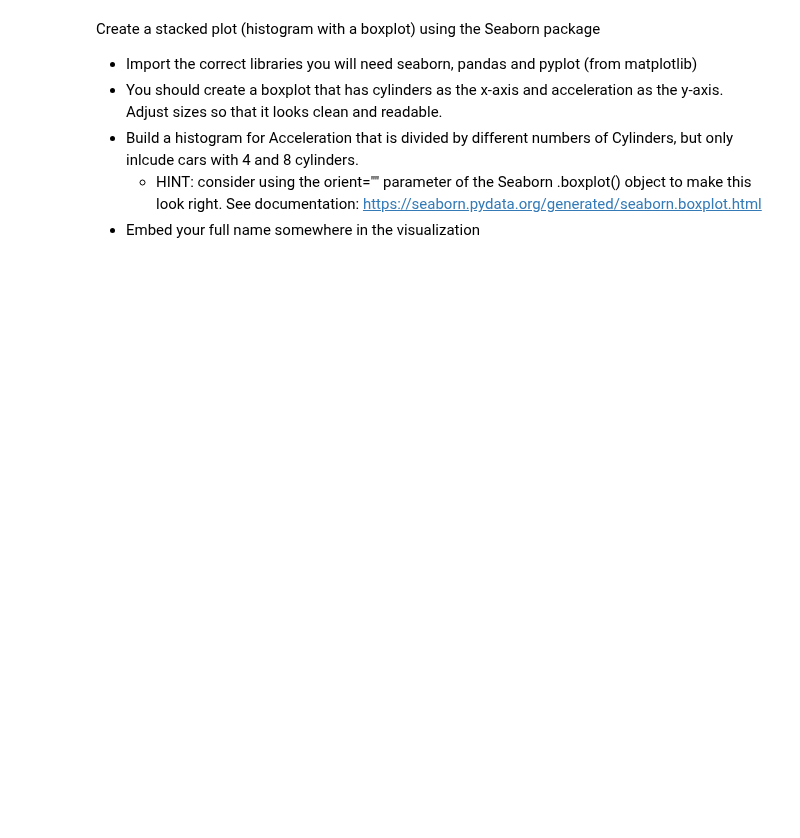
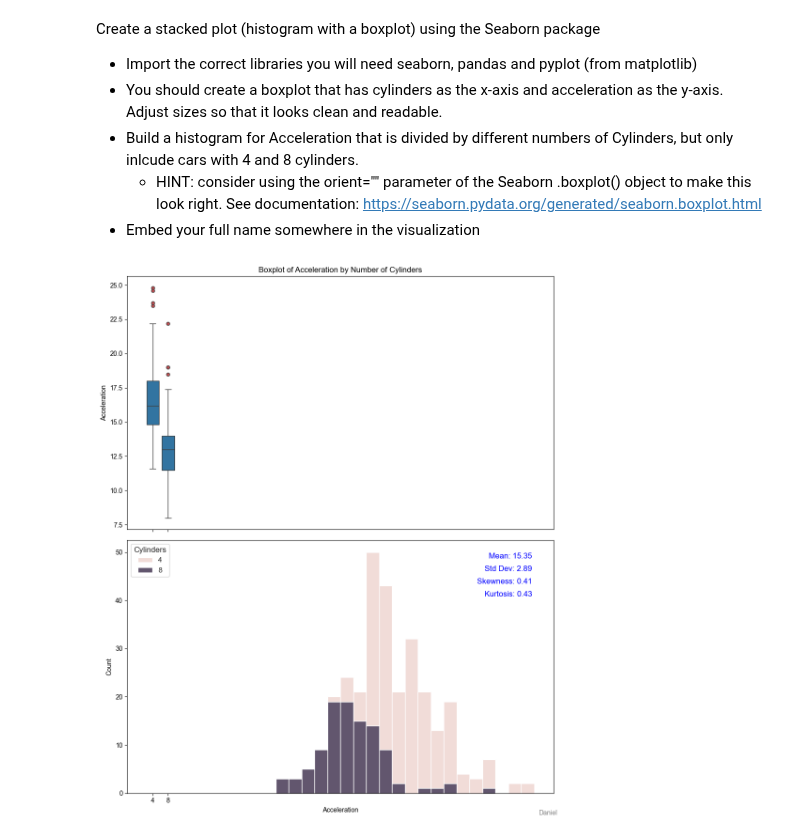
Before and after one commit to DanLightner/BUSA321, a Jupyter notebook: BUSA321/Univariate Visualization and Python.ipynb, the cells around one changed output. Cells and saved outputs as stored; diff of their text form; code cells hidden in the pictures; blank space fills up the shorter version.

```diff
--- a/BUSA321/Univariate Visualization and Python.ipynb
+++ b/BUSA321/Univariate Visualization and Python.ipynb
@@ -51,0 +62,52 @@ plt.savefig('stacked_plot.png', dpi=100) # Must appear before plt.show()
+# %%
+import pandas as pd
+import seaborn as sns
+import matplotlib.pyplot as plt
+
+# Load the dataset
+df = pd.read_csv('mpg.csv')
+
+# Filter data to include only cars with 4 and 8 cylinders
+df_filtered = df[df['Cylinders'].isin([4, 8])]
+
+# Create a figure with 2 rows and 1 column of subplots
+f, (ax_box, ax_hist) = plt.subplots(2, 1, figsize=(10, 12), sharex=True)
+
+# Set the style for the plots
+sns.set(style="ticks")
+
+# Boxplot for acceleration by number of cylinders
+sns.boxplot(x='Cylinders', y='Acceleration', data=df_filtered, ax=ax_box, orient='v',
+            flierprops=dict(markerfacecolor='r', marker='o', markersize=5))
+
+# Histogram for acceleration by number of cylinders
+sns.histplot(data=df_filtered, x='Acceleration', hue='Cylinders', multiple='stack', bins=20, ax=ax_hist)
+
+# Add text annotations for statistics (mean, std, skewness, kurtosis)
+mean_acceleration = df_filtered['Acceleration'].mean()
+std_dev_acceleration = df_filtered['Acceleration'].std()
+skewness_acceleration = ((df_filtered['Acceleration'] - mean_acceleration) ** 3).sum() / (df_filtered['Acceleration'].count() * std_dev_acceleration ** 3)
+kurtosis_acceleration = (((df_filtered['Acceleration'] - mean_acceleration) ** 4).sum() / (df_filtered['Acceleration'].count() * std_dev_acceleration ** 4)) - 3
+
+# Add text annotations
+ax_hist.text(0.95, 0.95, f'Mean: {mean_acceleration:.2f}', ha='right', va='top', transform=ax_hist.transAxes, fontsize=12, color='blue')
+ax_hist.text(0.95, 0.90, f'Std Dev: {std_dev_acceleration:.2f}', ha='right', va='top', transform=ax_hist.transAxes, fontsize=12, color='blue')
+ax_hist.text(0.95, 0.85, f'Skewness: {skewness_acceleration:.2f}', ha='right', va='top', transform=ax_hist.transAxes, fontsize=12, color='blue')
+ax_hist.text(0.95, 0.80, f'Kurtosis: {kurtosis_acceleration:.2f}', ha='right', va='top', transform=ax_hist.transAxes, fontsize=12, color='blue')
+
+# Set labels and title
+ax_box.set_title('Boxplot of Acceleration by Number of Cylinders')
+ax_box.set_xlabel('Number of Cylinders')
+ax_box.set_ylabel('Acceleration')
+ax_hist.set_xlabel('Acceleration')
+ax_hist.set_ylabel('Count')
+
+# Add your full name somewhere on the plot
+plt.figtext(0.99, 0.01, 'Daniel', horizontalalignment='right', verticalalignment='bottom', fontsize=10, color='gray')
+
+# Adjust layout and save
+plt.tight_layout()
+plt.savefig('stacked_plot.png', dpi=100)  # Save before showing
+plt.show()
+# %% [output]
+[figure, added]
```
Also changed, not shown: parts of 2 cells of this notebook, 2 other files.
